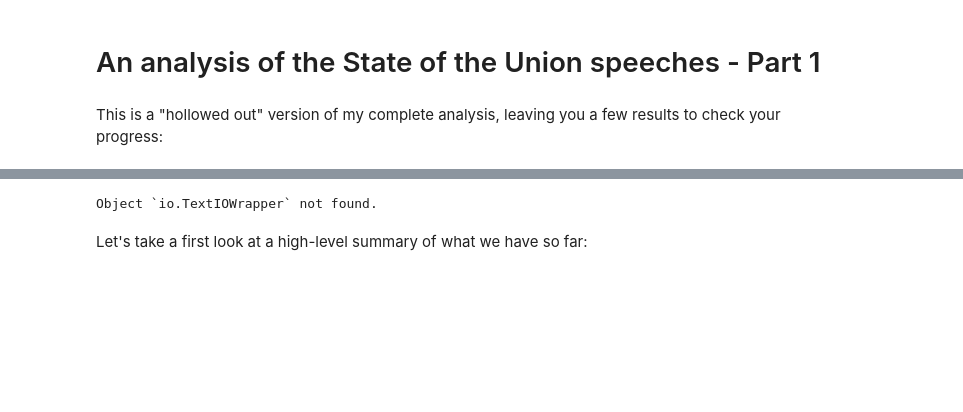
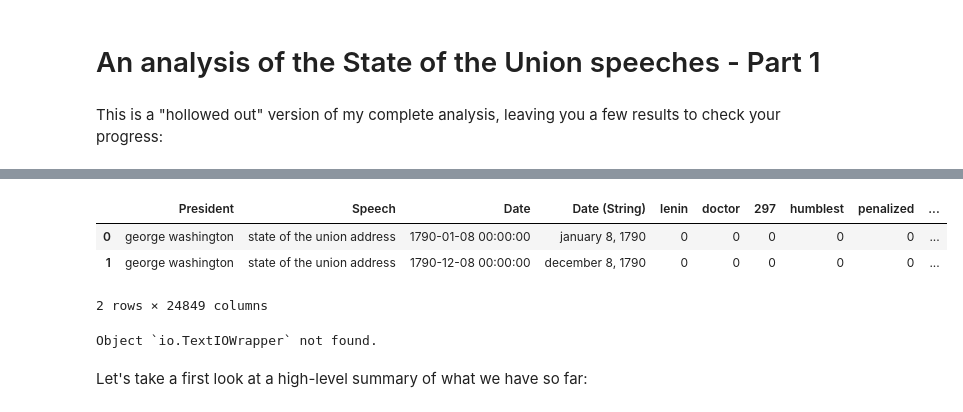
Before and after one commit to jacobakh/StateofUnionSpeechs, a Jupyter notebook: state_of_the_union_analysis-p1.ipynb, the cells around one changed output, grey strips where cells are left out. Cells and saved outputs as stored; diff of their text form; code cells hidden in the pictures; blank space fills up the shorter version.

```diff
--- a/state_of_the_union_analysis-p1.ipynb
+++ b/state_of_the_union_analysis-p1.ipynb
@@ -121,3 +140,11 @@ all_speeches_df = pd.read_csv('data/speech_word_counts.csv')
+# %%
+
+all_speeches_df.head(2)
+# %% [output]
+|  | President | Speech | Date | Date (String) | lenin | doctor | 297 | humblest | penalized | ... |
+| 0 | george washington | state of the union address | 1790-01-08 00:00:00 | january 8, 1790 | 0 | 0 | 0 | 0 | 0 | ... |
+| 1 | george washington | state of the union address | 1790-12-08 00:00:00 | december 8, 1790 | 0 | 0 | 0 | 0 | 0 | ... |
+2 rows × 24849 columns
 # %%
 import os
 os.getcwd()
```
Also changed, not shown: parts of 8 cells of this notebook, 3 other files.
